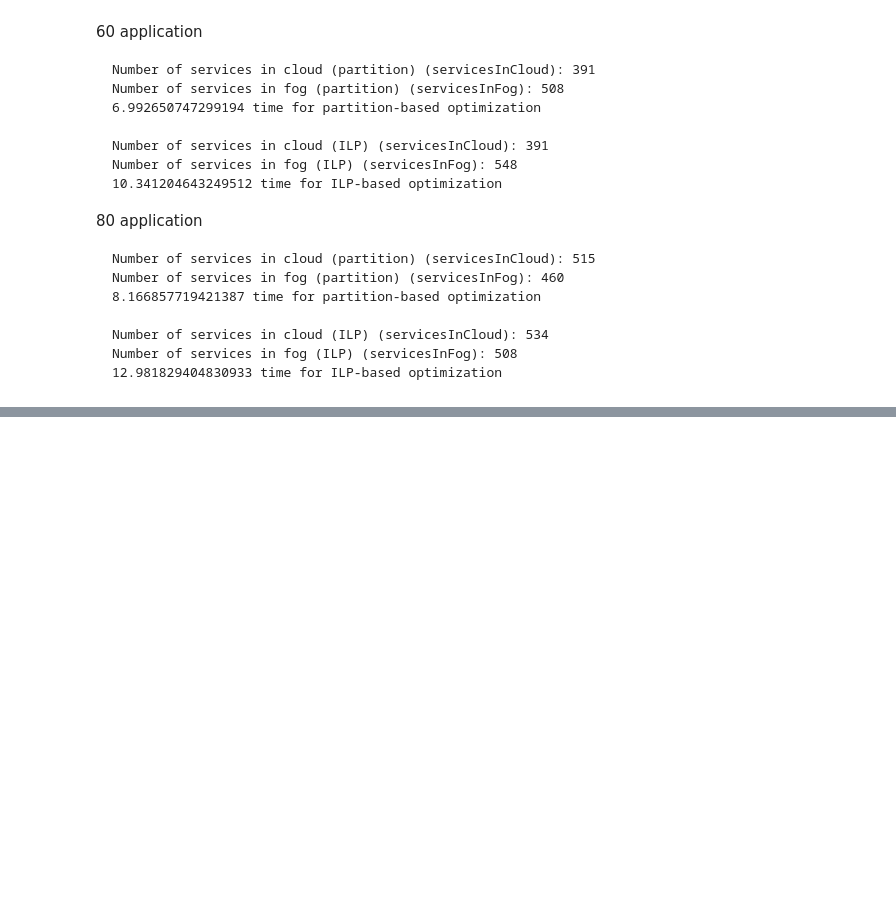
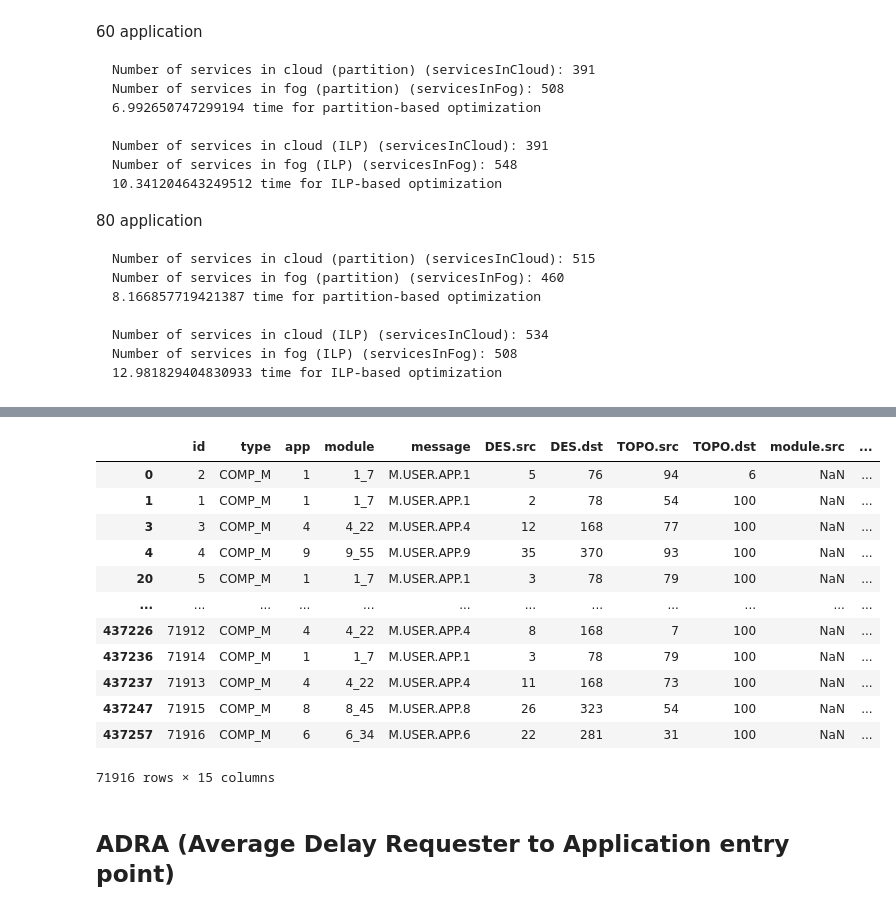
Before and after one commit to hafidnrzs/yafs-fog-computing, a Jupyter notebook: experiments/rev/analyze.ipynb, the cells around one changed output, grey strips where cells are left out. Drawn from its saved outputs; the diff is of its cells as text; code cells hidden in the pictures; blank space fills up the shorter version.

```diff
--- a/experiments/rev/analyze.ipynb
+++ b/experiments/rev/analyze.ipynb
@@ -87,0 +873,6 @@ Number of services in fog (ILP) (servicesInFog): 508
+# %%
+# load file results/10/Results__1000000_0.csv kemudian simpan pada pandas dataframe
+import pandas as pd
+df = pd.read_csv('results/10/results__1000000.csv')
+# tampilkan 5 baris pertama dari dataframe
+df.head()
@@ -87,0 +886,20 @@ Number of services in fog (ILP) (servicesInFog): 508
+# %%
+# filter df for message starting with 'M.USER.APP.'
+df_user_app = df[df['message'].str.startswith('M.USER.APP')]
+df_user_app
+# %% [output]
+|  | id | type | app | module | message | DES.src | DES.dst | TOPO.src | TOPO.dst | module.src | ... |
+| 0 | 2 | COMP_M | 1 | 1_7 | M.USER.APP.1 | 5 | 76 | 94 | 6 | NaN | ... |
+| 1 | 1 | COMP_M | 1 | 1_7 | M.USER.APP.1 | 2 | 78 | 54 | 100 | NaN | ... |
+| 3 | 3 | COMP_M | 4 | 4_22 | M.USER.APP.4 | 12 | 168 | 77 | 100 | NaN | ... |
+| 4 | 4 | COMP_M | 9 | 9_55 | M.USER.APP.9 | 35 | 370 | 93 | 100 | NaN | ... |
+| 20 | 5 | COMP_M | 1 | 1_7 | M.USER.APP.1 | 3 | 78 | 79 | 100 | NaN | ... |
+| ... | ... | ... | ... | ... | ... | ... | ... | ... | ... | ... | ... |
+| 437226 | 71912 | COMP_M | 4 | 4_22 | M.USER.APP.4 | 8 | 168 | 7 | 100 | NaN | ... |
+| 437236 | 71914 | COMP_M | 1 | 1_7 | M.USER.APP.1 | 3 | 78 | 79 | 100 | NaN | ... |
+| 437237 | 71913 | COMP_M | 4 | 4_22 | M.USER.APP.4 | 11 | 168 | 73 | 100 | NaN | ... |
+| 437247 | 71915 | COMP_M | 8 | 8_45 | M.USER.APP.8 | 26 | 323 | 54 | 100 | NaN | ... |
+| 437257 | 71916 | COMP_M | 6 | 6_34 | M.USER.APP.6 | 22 | 281 | 31 | 100 | NaN | ... |
+71916 rows × 15 columns
+# %% [markdown]
+## ADRA (Average Delay Requester to Application entry point)
```
Also changed, not shown: parts of 55 cells of this notebook.
